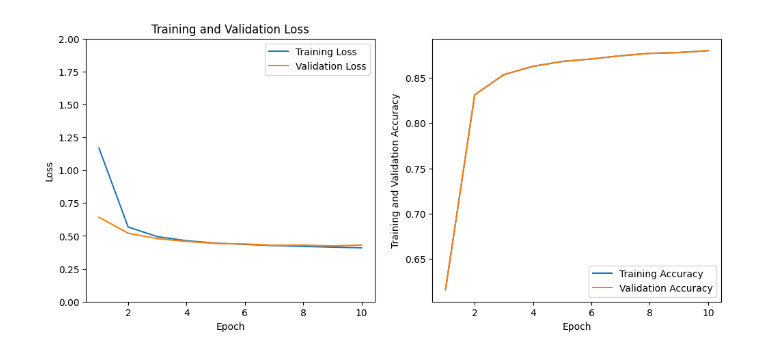
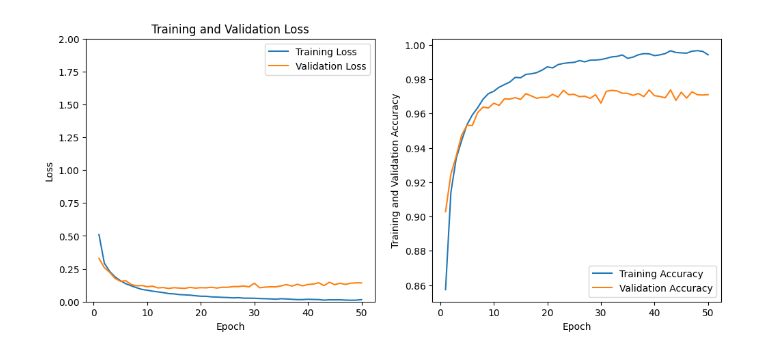
Before and after one commit to JianpanHuang/HKU_DRAD6213, a Jupyter notebook: Lecture6/MNIST_classification_loss_acc.ipynb, the cells around one changed output. Cells and saved outputs as stored; diff of their text form; code cells hidden in the pictures.

```diff
--- a/Lecture6/MNIST_classification_loss_acc.ipynb
+++ b/Lecture6/MNIST_classification_loss_acc.ipynb
@@ -10,10 +10,10 @@ import numpy as np
 # Define hyperparameters
 input_size = 28*28          # img_size = (28,28) ---> 28*28=784 in total
 num_classes = 10            # number of output classes discrete range [0,9]
-hidden_size = [10]     # number of neurons at hidden layer
-num_epochs = 10
+hidden_size = [100]     # number of neurons at hidden layer
+num_epochs = 50
 batch_size = 128
-lr = 1e-3
+lr = 1e-3 # learning rate
 
 # Load MNIST dataset
 transform = transforms.Compose([transforms.ToTensor(), transforms.Normalize((0.5,), (0.5,))])
@@ -96,7 +96,7 @@ for epoch in range(num_epochs):
     val_loss = running_val_loss / len(val_loader)
     val_losses.append(val_loss)
     val_acc = val_correct / val_total
-    val_accs.append(train_acc)
+    val_accs.append(val_acc)
 
     print(f'Epoch {epoch+1}/{num_epochs}, Train Loss: {train_loss}, Val Loss: {val_loss}, Train accuracy: {train_acc:.4f}, Val accuracy: {val_acc:.4f}')
 
@@ -134 +141 @@ Epoch 10/10, Train Loss: 0.4095905519723892, Val Loss: 0.4306907284450024, Train
-[figure, old version]
+[figure, new version]
```
Also changed, not shown: parts of 1 cell of this notebook.
